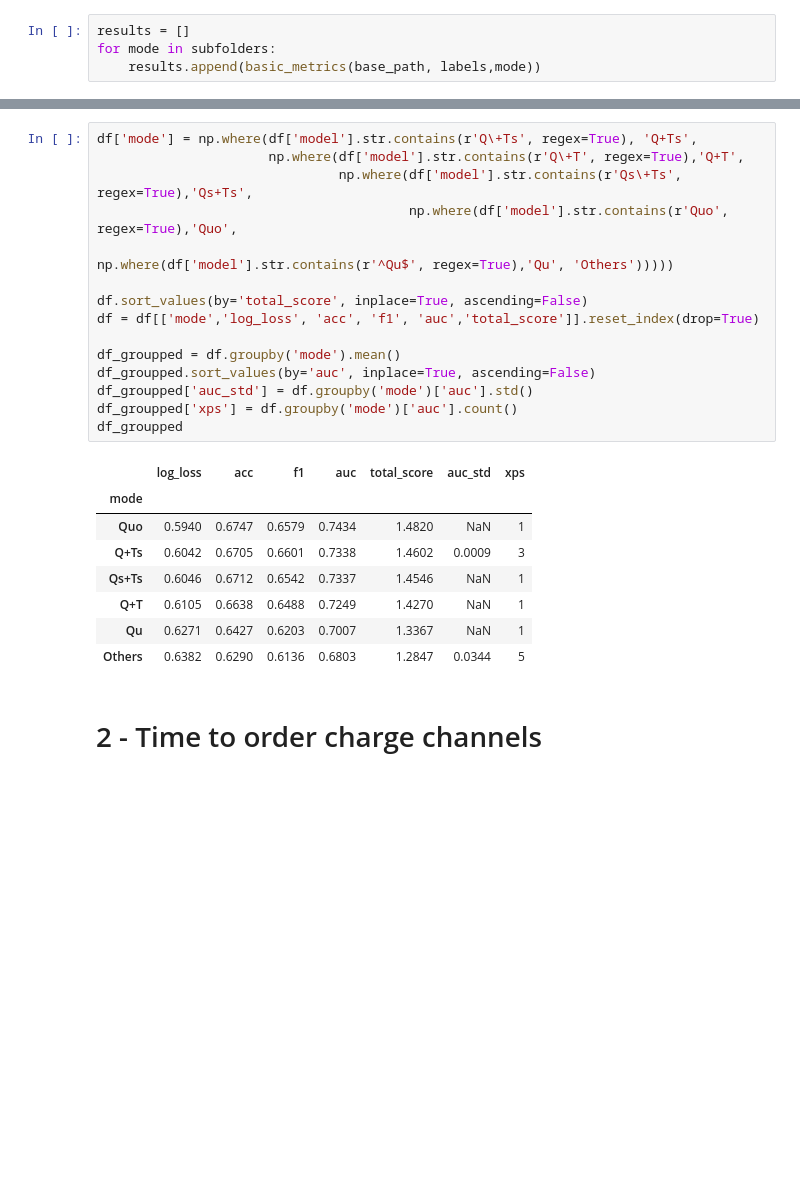
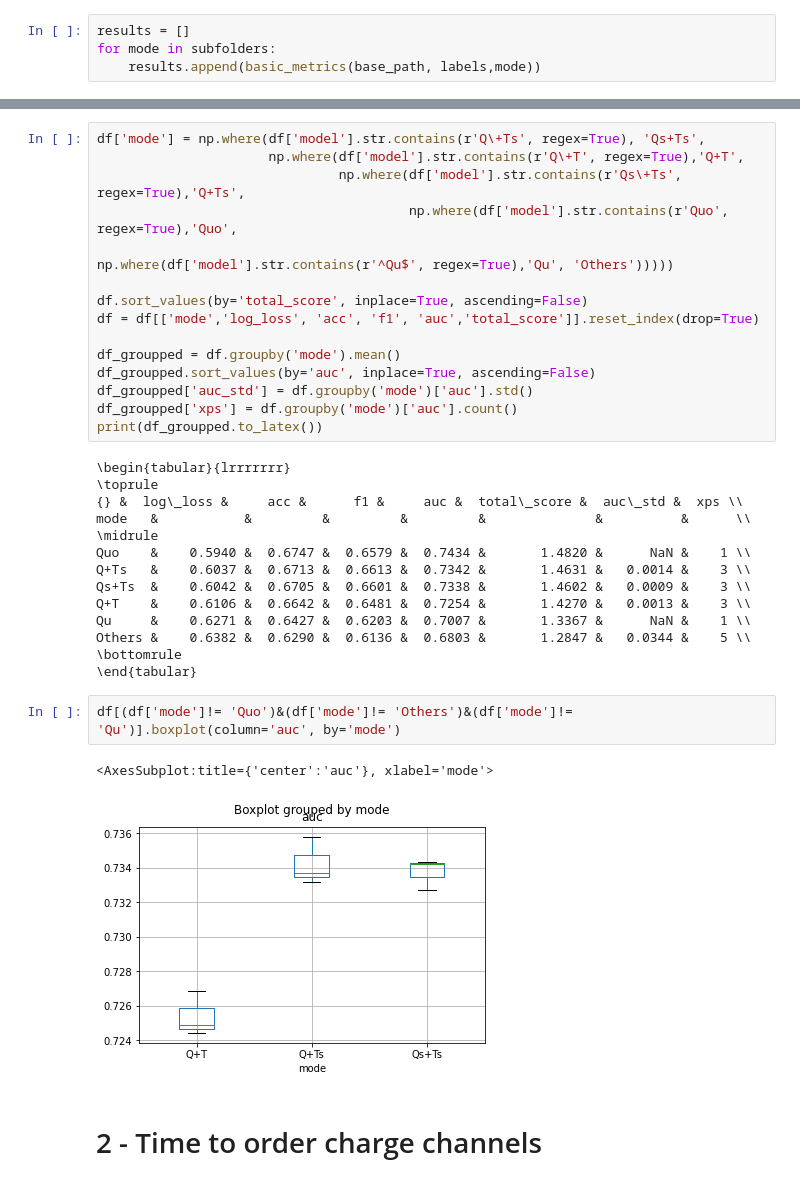
Before and after one commit to inakierregueab/WatChMaL, a Jupyter notebook: notebooks/time_as_channel/exploration_time.ipynb, the cells around one changed output, grey strips where cells are left out. Drawn from its saved outputs; the diff is of its cells as text; blank space fills up the shorter version.

```diff
--- a/notebooks/time_as_channel/exploration_time.ipynb
+++ b/notebooks/time_as_channel/exploration_time.ipynb
@@ -149,7 +153,7 @@ df.head(len(subfolders))
 # %%
-df['mode'] = np.where(df['model'].str.contains(r'Q\+Ts', regex=True), 'Q+Ts',
+df['mode'] = np.where(df['model'].str.contains(r'Q\+Ts', regex=True), 'Qs+Ts',
                       np.where(df['model'].str.contains(r'Q\+T', regex=True),'Q+T',
-                               np.where(df['model'].str.contains(r'Qs\+Ts', regex=True),'Qs+Ts',
+                               np.where(df['model'].str.contains(r'Qs\+Ts', regex=True),'Q+Ts',
                                         np.where(df['model'].str.contains(r'Quo', regex=True),'Quo',
                                                  np.where(df['model'].str.contains(r'^Qu$', regex=True),'Qu', 'Others')))))
 
@@ -160,16 +164,26 @@ df_groupped = df.groupby('mode').mean()
 df_groupped.sort_values(by='auc', inplace=True, ascending=False)
 df_groupped['auc_std'] = df.groupby('mode')['auc'].std()
 df_groupped['xps'] = df.groupby('mode')['auc'].count()
-df_groupped
+print(df_groupped.to_latex())
 # %% [output]
-|  | log_loss | acc | f1 | auc | total_score | auc_std | xps |
-| mode |  |  |  |  |  |  |  |
-| Quo | 0.5940 | 0.6747 | 0.6579 | 0.7434 | 1.4820 | NaN | 1 |
-| Q+Ts | 0.6042 | 0.6705 | 0.6601 | 0.7338 | 1.4602 | 0.0009 | 3 |
-| Qs+Ts | 0.6046 | 0.6712 | 0.6542 | 0.7337 | 1.4546 | NaN | 1 |
-| Q+T | 0.6105 | 0.6638 | 0.6488 | 0.7249 | 1.4270 | NaN | 1 |
-| Qu | 0.6271 | 0.6427 | 0.6203 | 0.7007 | 1.3367 | NaN | 1 |
-| Others | 0.6382 | 0.6290 | 0.6136 | 0.6803 | 1.2847 | 0.0344 | 5 |
+\begin{tabular}{lrrrrrrr}
+\toprule
+{} &  log\_loss &     acc &      f1 &     auc &  total\_score &  auc\_std &  xps \\
+mode   &           &         &         &         &              &          &      \\
+\midrule
+Quo    &    0.5940 &  0.6747 &  0.6579 &  0.7434 &       1.4820 &      NaN &    1 \\
+Q+Ts   &    0.6037 &  0.6713 &  0.6613 &  0.7342 &       1.4631 &   0.0014 &    3 \\
+Qs+Ts  &    0.6042 &  0.6705 &  0.6601 &  0.7338 &       1.4602 &   0.0009 &    3 \\
+Q+T    &    0.6106 &  0.6642 &  0.6481 &  0.7254 &       1.4270 &   0.0013 &    3 \\
+Qu     &    0.6271 &  0.6427 &  0.6203 &  0.7007 &       1.3367 &      NaN &    1 \\
+Others &    0.6382 &  0.6290 &  0.6136 &  0.6803 &       1.2847 &   0.0344 &    5 \\
+\bottomrule
+\end{tabular}
+# %%
+df[(df['mode']!= 'Quo')&(df['mode']!= 'Others')&(df['mode']!= 'Qu')].boxplot(column='auc', by='mode')
+# %% [output]
+<AxesSubplot:title={'center':'auc'}, xlabel='mode'>
+[figure, added]
 # %% [markdown]
 # 2 - Time to order charge channels
 # %%
```
Also changed, not shown: parts of 1 cell of this notebook.
